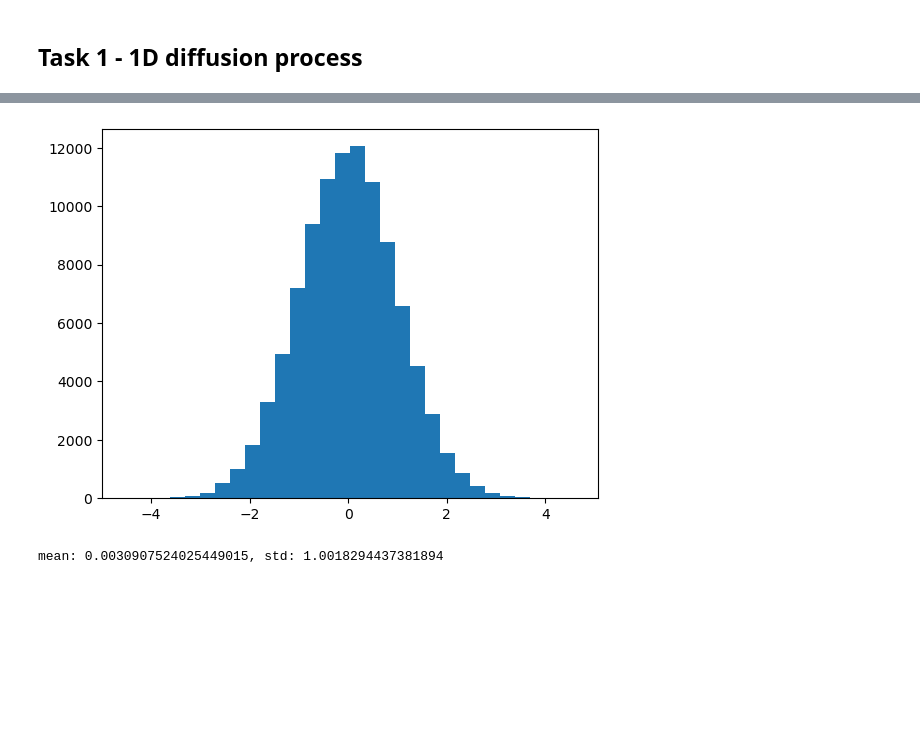
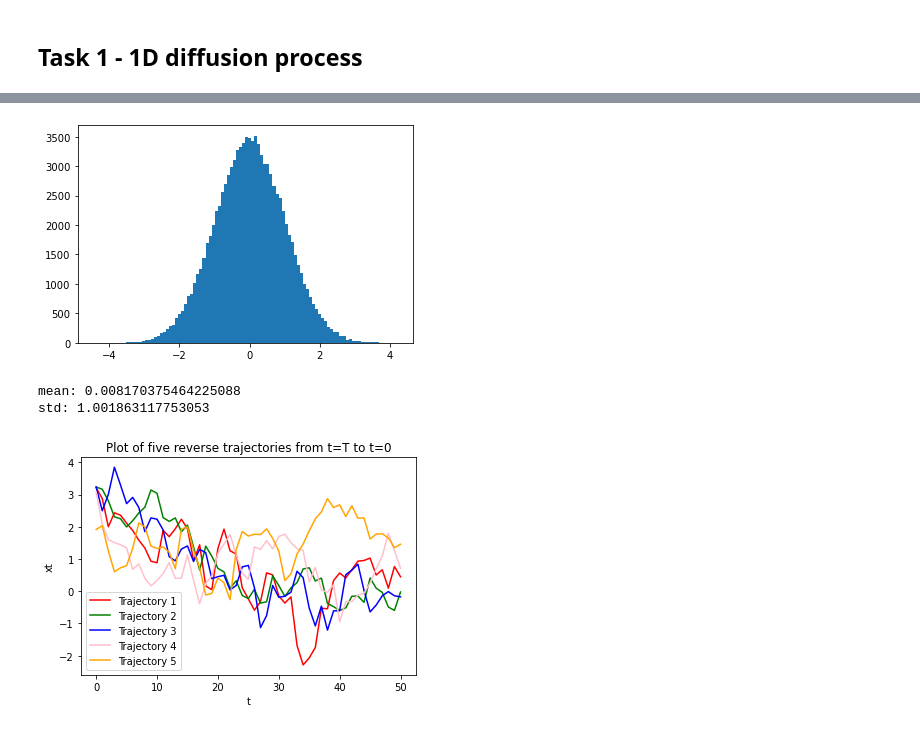
Before and after one commit to ZyzzGit/diffusion, a Jupyter notebook: DiffusionModels.ipynb, the cells around one changed output, grey strips where cells are left out. Cells and saved outputs as stored; diff of their text form; code cells hidden in the pictures; blank space fills up the shorter version.

```diff
--- a/DiffusionModels.ipynb
+++ b/DiffusionModels.ipynb
@@ -21,11 +21,11 @@ torch.manual_seed(seed)
 ## Task 1 - 1D diffusion process
 # %%
 # x0 ∼ N(x0; m, p)
-m = 5.0
-p = 3.0
+m = 3.0
+p = 0.5
 
 # Plot distribution of x0
-x_axis = np.arange(-7, 17, 0.01)
+x_axis = np.arange(-1, 7, 0.01)
 plt.title(f"x0 ∼ N(x0; {m}, {p})")
 plt.plot(x_axis, norm.pdf(x_axis, m, p))
 plt.show()
@@ -34,8 +34,8 @@ plt.show()
 # %%
 # Iteratively runs forward diffusion on x0 for T timesteps
-# returns: [x1, ... ,xT]
+# returns: [x0, ... , xT]
 def forward_diffuse(x0, T, Bt=0.25):
-    xts = []
+    xts = [x0]
     xt_prev = x0
     for i in range(T):
         ut = np.sqrt(1 - Bt) * xt_prev
@@ -56,7 +56,7 @@ def forward_diffuse_closed(x0, T, Bt=0.25):
 # %%
 # Visualizing a few forward trajectories
 T = 50
-ts = range(1, 51)
+ts = range(0, T+1)
 colors = ['red', 'green', 'blue', 'pink', 'orange']
 for i in range(5):
     x0 = np.random.normal(m, p)
@@ -65,6 +65,6 @@ for i in range(5):
 plt.legend()
 plt.xlabel('t')
 plt.ylabel('xt')
-plt.title('Plot of five forward trajectories from t=1 to t=T')   # TODO: should it not be from 0 to T?
+plt.title('Plot of five forward trajectories from t=0 to t=T')
 plt.show()
 # %% [output]
@@ -72,17 +72,18 @@ plt.show()
 # %%
 # Visualize the distrubution of xT, approximated from n trajectories
 n = 100000    # more samples => better approximation => use closed formula for more efficient computation
 xTs = []
 for i in range(n):
     x0 = np.random.normal(m, p)
     xT = forward_diffuse_closed(x0, T)
     xTs.append(xT)
 
-plt.hist(xTs, 30)
+plt.hist(xTs, 100)
 plt.show()
 
 # Also compute mean and std of xT
 print(f"mean: {np.mean(xTs)}\nstd: {np.std(xTs)}")
 # %% [output]
-[figure, old version]
+[figure, new version]
-mean: 0.0030907524025449015, std: 1.0018294437381894
+mean: 0.008170375464225088
+std: 1.001863117753053
@@ -88,0 +107,17 @@ mean: 0.0030907524025449015, std: 1.0018294437381894
+# %%
+# Visualizing a few reverse trajectories
+ts = range(0, T+1)
+colors = ['red', 'green', 'blue', 'pink', 'orange']
+for i in range(5):
+    xT = np.random.normal(0, 1)
+    x0 = np.random.normal(m, p)
+    xts_reversed = backward_diffuse(xT, T, x0)
+    xts = list(reversed(xts_reversed))    # just for plot, since ts is not reversed
+    plt.plot(ts, xts, color=colors[i], label=f"Trajectory {i+1}")
+plt.legend()
+plt.xlabel('t')
+plt.ylabel('xt')
+plt.title('Plot of five reverse trajectories from t=T to t=0')
+plt.show()
+# %% [output]
+[figure, added]
```
Also changed, not shown: parts of 6 cells of this notebook.
